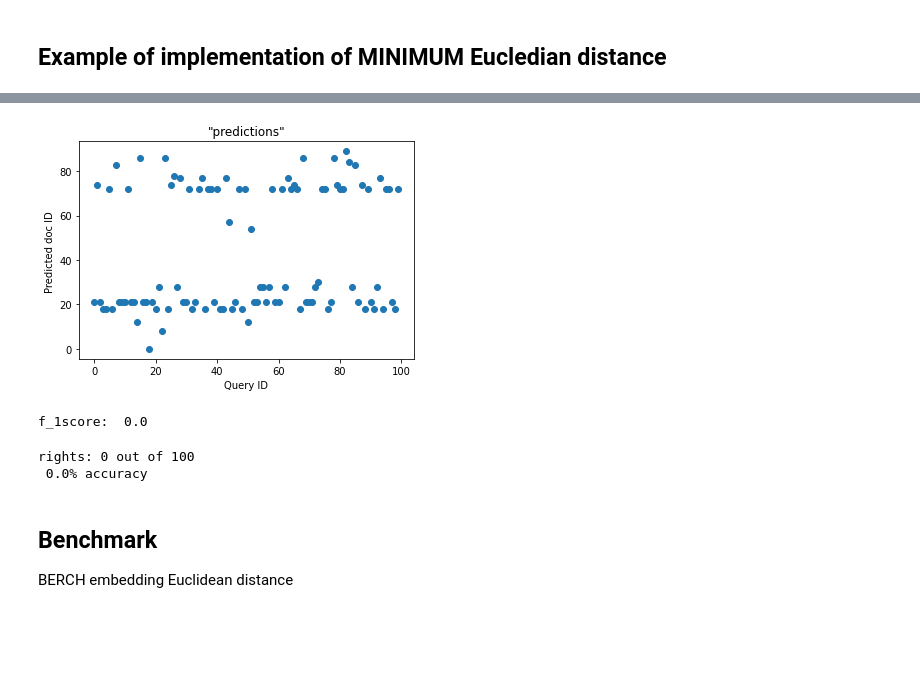
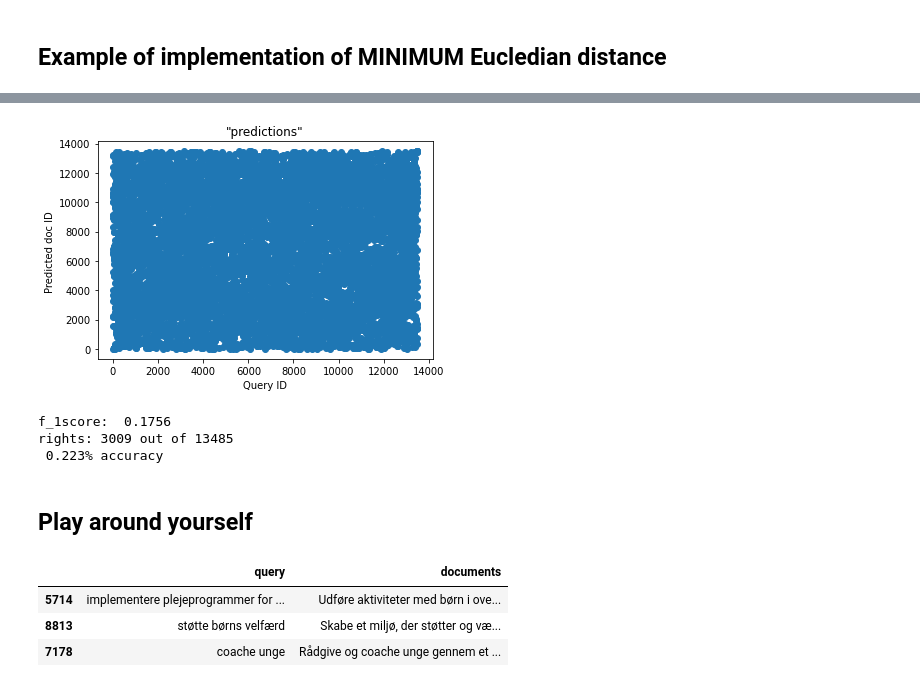
Before and after one commit to MartinBA741/SkillsColBERT, a Jupyter notebook: predict_colbert_XLM.ipynb, the cells around one changed output, grey strips where cells are left out. Saved outputs shown, nothing was run; the diff lists cells and outputs as text; code cells hidden in the pictures; blank space fills up the shorter version.

Commit message:
play around section added

```diff
--- a/predict_colbert_XLM.ipynb
+++ b/predict_colbert_XLM.ipynb
@@ -290,7 +217,2 @@ df.documents[79]
 # %% [markdown]
 ## Example of implementation of MINIMUM Eucledian distance
-# %%
-EucDist = torch.cdist(q_outputs, d_outputs, p=2, compute_mode = 'use_mm_for_euclid_dist_if_necessary')
-EucDist.shape
-mini, mini_ids = torch.min(EucDist, dim=0)
-mini_ids.shape
@@ -330,29 +258,26 @@ plt.show()
 # %%
 # Distribution of "predictions"
-q_IDs = [x for x in range(sample_size)]
+q_IDs = [x for x in range(q_outputs.shape[0])]
 plt.scatter(q_IDs, mini_ids)
 plt.title('"predictions"')
 plt.xlabel('Query ID')
 plt.ylabel('Predicted doc ID ')
 plt.show()
 # %% [output]
-[figure, old version]
+[figure, new version]
-# %%
-from sklearn.metrics import f1_score
-y_true = q_IDs
-y_pred = mini_ids
-
-print('f_1score: ', round(f1_score(y_true, y_pred, average='macro'),4))
-# %% [output]
-f_1score:  0.0
 # %%
+y_true = q_IDs
+y_pred = min_idx
+
+print('f_1score: ', round(f1_score(y_true, y_pred, average='macro'),4))
+
 rights = sum(np.array(y_true) == np.array(y_pred))
 wrongs = sum(np.array(y_true) != np.array(y_pred))
 
 print(f'rights: {rights} out of {rights+wrongs} \n {np.round(rights/(rights+wrongs),3)}% accuracy')
 # %% [output]
-rights: 0 out of 100
- 0.0% accuracy
+f_1score:  0.1756
+rights: 3009 out of 13485
+ 0.223% accuracy
-# %% [markdown]
-## Benchmark
-BERCH embedding Euclidean distance
+# %% [markdown]
+## Play around yourself
@@ -358,0 +297,14 @@ BERCH embedding Euclidean distance
+# %%
+#kompetence = "samarbejde med andre"
+#kompetence = "programmering i sas"
+#kompetence = "håndværksfærdigheder"
+#kompetence = "anerkendende børnesyn"
+#kompetence = "coorporate with others"
+kompetence = "god med børn"
+
+top_k_skills(raw_sentence=kompetence, D=d_outputs, k=3, df=df)
+# %% [output]
+|  | query | documents |
+| 5714 | implementere plejeprogrammer for ... | Udføre aktiviteter med børn i ove... |
+| 8813 | støtte børns velfærd | Skabe et miljø, der støtter og væ... |
+| 7178 | coache unge | Rådgive og coache unge gennem et ... |
```
Also changed, not shown: parts of 23 cells of this notebook.
